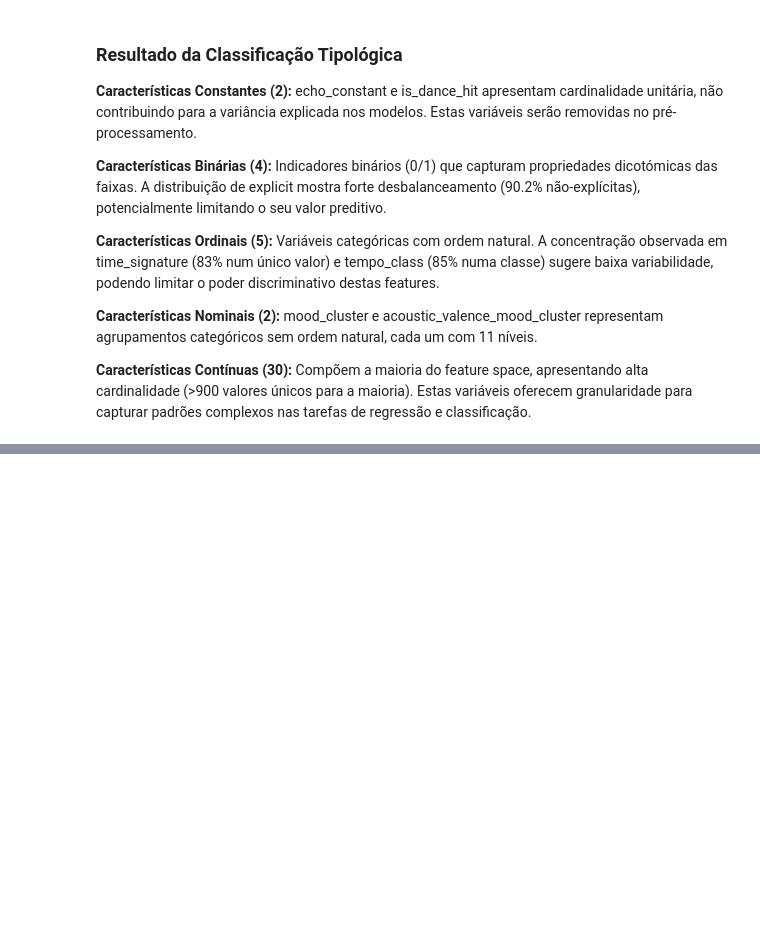
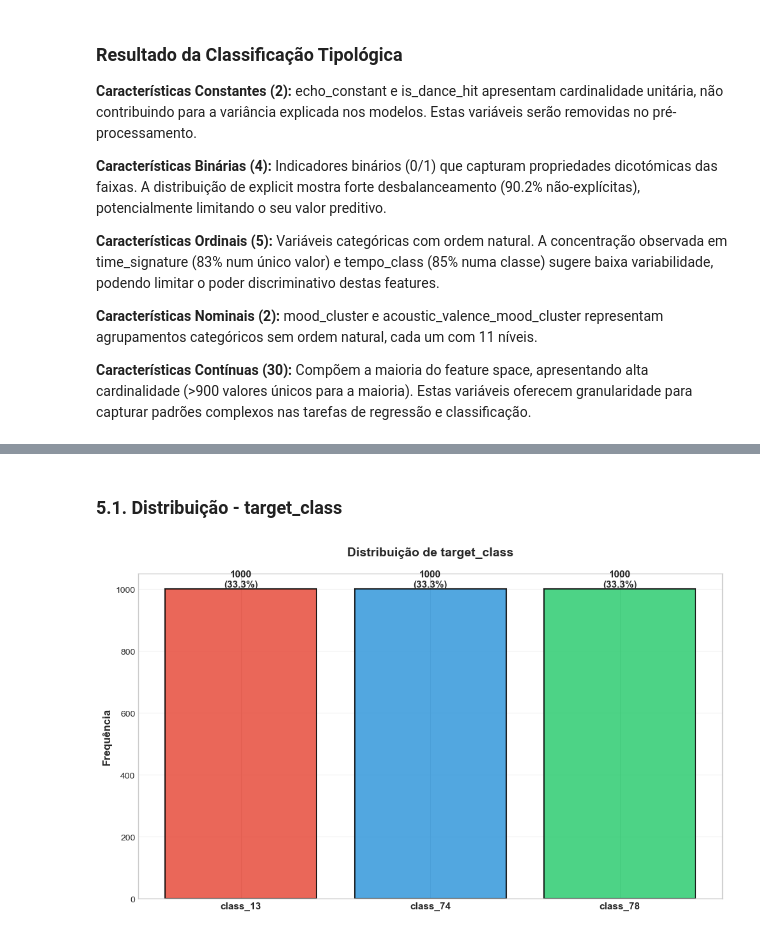
Before and after one commit to tiagogama23/GRUPO_3_APRAU, a Jupyter notebook: Notebook/1-analise_exploratoria.ipynb, the cells around one changed output, grey strips where cells are left out. Drawn from its saved outputs; the diff is of its cells as text; code cells hidden in the pictures; blank space fills up the shorter version.

```diff
--- a/Notebook/1-analise_exploratoria.ipynb
+++ b/Notebook/1-analise_exploratoria.ipynb
@@ -213,0 +377,24 @@ Todas as variáveis mantidas. Shape final: (3000, 45)
+# %% [markdown]
+### 5.1. Distribuição - target_class
+# %%
+# Gráfico de barras para target_class
+fig, ax = plt.subplots(figsize=(10, 6))
+class_counts = df[classification_target].value_counts().sort_index()
+colors_list = [CLASS_COLORS[cls] for cls in class_counts.index]
+bars = ax.bar(range(len(class_counts)), class_counts.values, color=colors_list, edgecolor='black', linewidth=1.5, alpha=0.85)
+
+for bar, count in zip(bars, class_counts.values):
+    height = bar.get_height()
+    ax.text(bar.get_x() + bar.get_width()/2., height,
+            f'{count}\n({count/N_SAMPLES*100:.1f}%)',
+            ha='center', va='bottom', fontsize=11, fontweight='bold')
+
+ax.set_xticks(range(len(class_counts)))
+ax.set_xticklabels(class_counts.index, fontsize=11, fontweight='bold')
+ax.set_ylabel('Frequência', fontsize=12, fontweight='bold')
+ax.set_title('Distribuição de target_class', fontsize=14, fontweight='bold', pad=20)
+ax.grid(True, alpha=0.3, axis='y')
+plt.tight_layout()
+plt.show()
+# %% [output]
+[figure, added]
```
Also changed, not shown: parts of 46 cells of this notebook.
